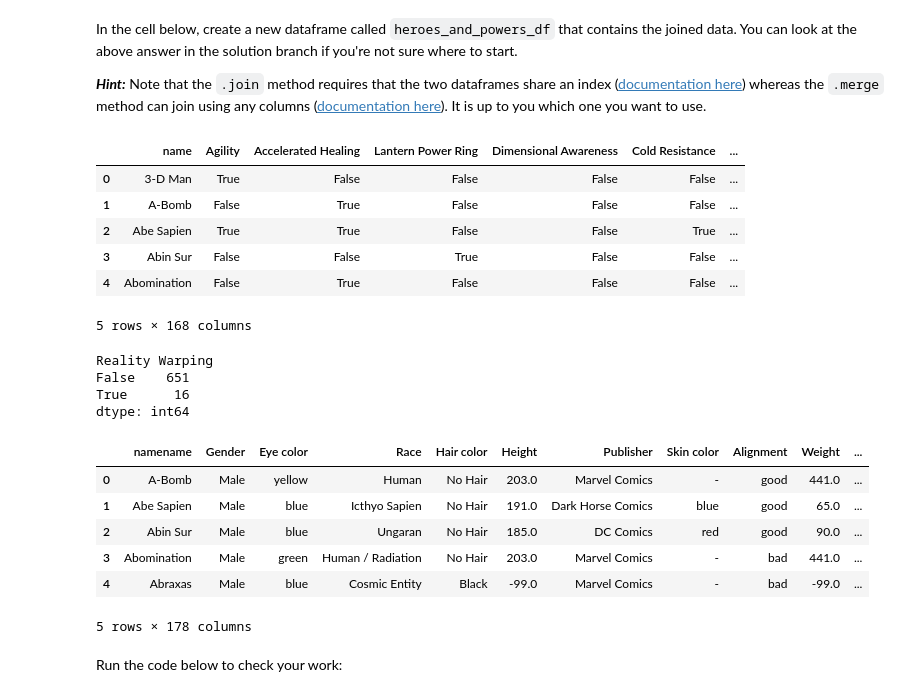
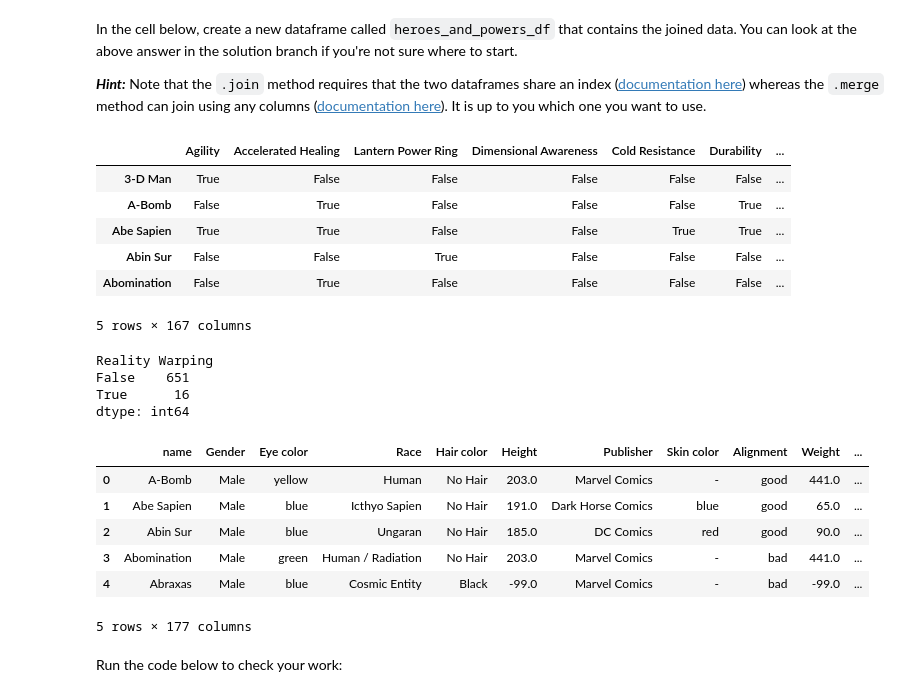
Before and after one commit to halemade/dsc-pandas-data-cleaning-lab, a Jupyter notebook: index.ipynb, the cells around one changed output. Cells and saved outputs as stored; diff of their text form; code cells hidden in the pictures.

```diff
--- a/index.ipynb
+++ b/index.ipynb
@@ -472,18 +472,15 @@ In the cell below, create a new dataframe called `heroes_and_powers_df` that con
 # %%
 transposed_powers_df = powers_df.transpose()
 
-transposed_powers_df.reset_index(inplace = True)
-
-transposed_powers_df.rename(columns={'index' : 'name'}, inplace = True)
 transposed_powers_df.head()
 # %% [output]
-|  | name | Agility | Accelerated Healing | Lantern Power Ring | Dimensional Awareness | Cold Resistance | ... |
-| 0 | 3-D Man | True | False | False | False | False | ... |
-| 1 | A-Bomb | False | True | False | False | False | ... |
-| 2 | Abe Sapien | True | True | False | False | True | ... |
-| 3 | Abin Sur | False | False | True | False | False | ... |
-| 4 | Abomination | False | True | False | False | False | ... |
+|  | Agility | Accelerated Healing | Lantern Power Ring | Dimensional Awareness | Cold Resistance | Durability | ... |
+| 3-D Man | True | False | False | False | False | False | ... |
+| A-Bomb | False | True | False | False | False | True | ... |
+| Abe Sapien | True | True | False | False | True | True | ... |
+| Abin Sur | False | False | True | False | False | False | ... |
+| Abomination | False | True | False | False | False | False | ... |
-5 rows × 168 columns
+5 rows × 167 columns
 # %%
 transposed_powers_df.value_counts('Reality Warping')
 # %% [output]
@@ -492,18 +489,17 @@ False    651
 True      16
 dtype: int64
 # %%
-heroes_and_powers_df = heroes_df.join(transposed_powers_df, how = 'outer', heroes_df.col('name') === transposed_powers_df)
+heroes_and_powers_df = heroes_df.join(transposed_powers_df, how = 'inner', on = 'name')
 
-# heroes_and_powers_df.rename(columns={'namename' : 'name'}, inplace = True)
 heroes_and_powers_df.head()
 # %% [output]
-|  | namename | Gender | Eye color | Race | Hair color | Height | Publisher | Skin color | Alignment | Weight | ... |
+|  | name | Gender | Eye color | Race | Hair color | Height | Publisher | Skin color | Alignment | Weight | ... |
 | 0 | A-Bomb | Male | yellow | Human | No Hair | 203.0 | Marvel Comics | - | good | 441.0 | ... |
 | 1 | Abe Sapien | Male | blue | Icthyo Sapien | No Hair | 191.0 | Dark Horse Comics | blue | good | 65.0 | ... |
 | 2 | Abin Sur | Male | blue | Ungaran | No Hair | 185.0 | DC Comics | red | good | 90.0 | ... |
 | 3 | Abomination | Male | green | Human / Radiation | No Hair | 203.0 | Marvel Comics | - | bad | 441.0 | ... |
 | 4 | Abraxas | Male | blue | Cosmic Entity | Black | -99.0 | Marvel Comics | - | bad | -99.0 | ... |
-5 rows × 178 columns
+5 rows × 177 columns
 # %% [markdown]
 Run the code below to check your work:
 # %%
```
Also changed, not shown: parts of 15 cells of this notebook.
